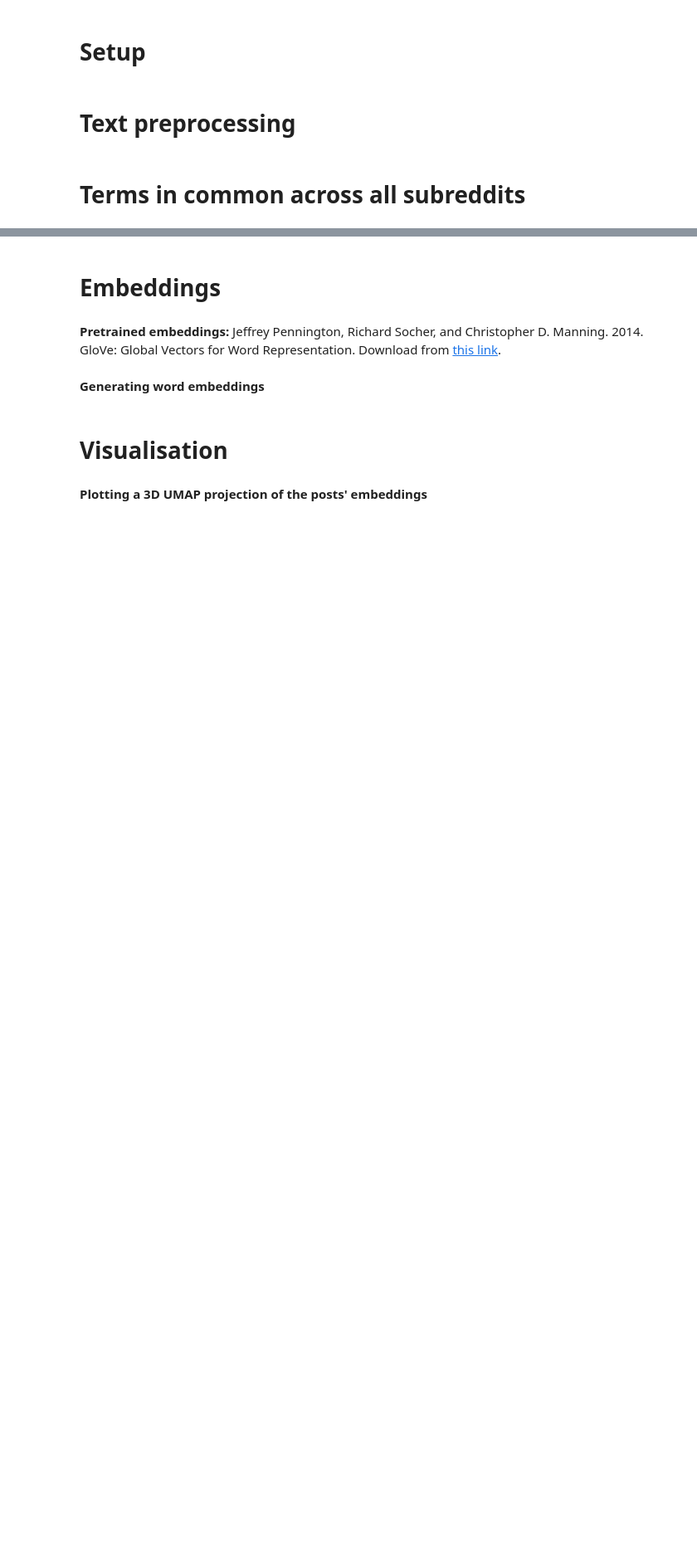
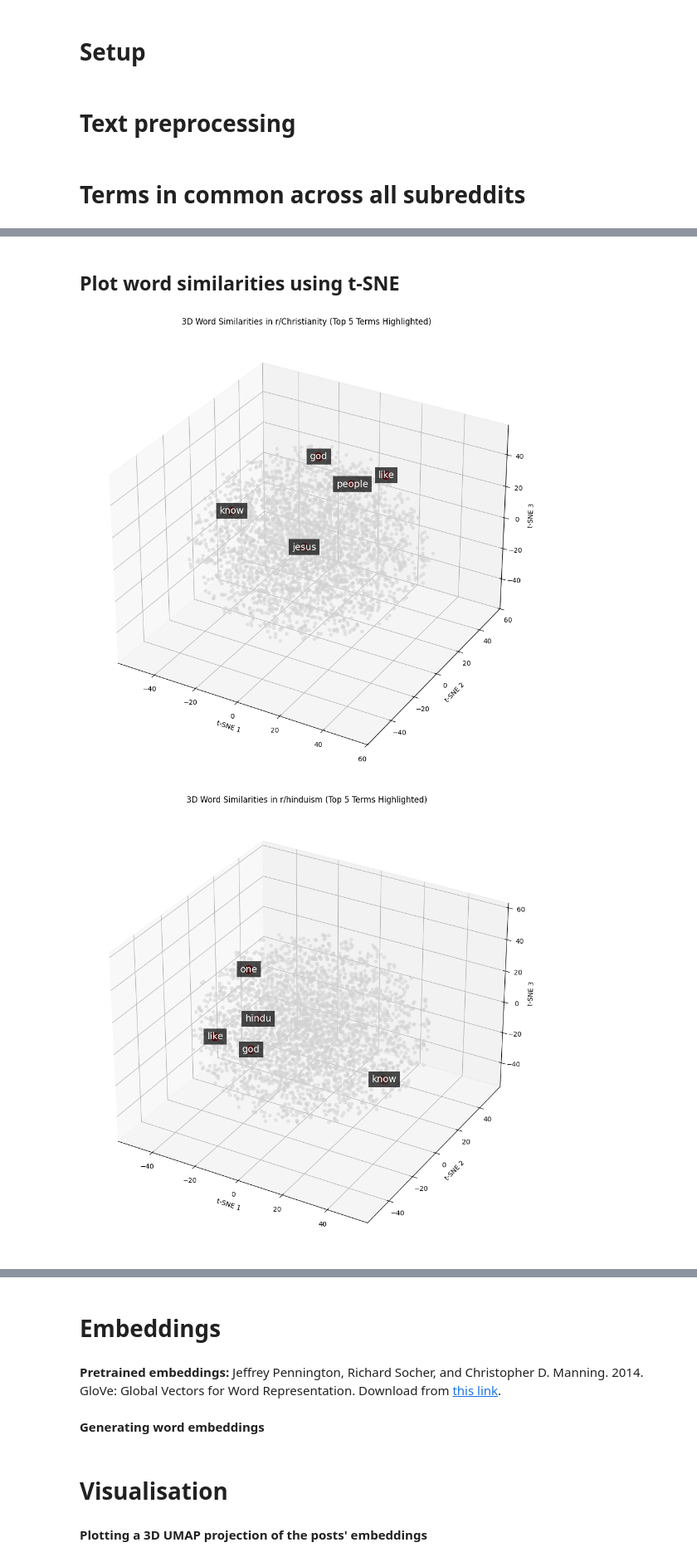
Before and after one commit to shreyansh-2003/parenting-style-subreddits-analyser, a Jupyter notebook: subreddit_similarity_analysis.ipynb, the cells around one changed output, grey strips where cells are left out. Shown at 83% size. Saved outputs shown, nothing was run; the diff lists cells and outputs as text; code cells hidden in the pictures; blank space fills up the shorter version.

Commit message:
3d tsne visualisation

```diff
--- a/subreddit_similarity_analysis.ipynb
+++ b/subreddit_similarity_analysis.ipynb
@@ -88,3 +92,15 @@ want        0.021280  0.016914  0.020261    0.019485
 one         0.018147  0.020772  0.017225    0.018715
 time        0.016047  0.017822  0.016499    0.016789
 get         0.019416  0.011096  0.018658    0.016390
+# %% [markdown]
+## Plot word similarities using t-SNE
+# %%
+for subreddit, (tfidf_matrix, terms) in subreddit_data.items():
+    vis.plot_word_similarities_tsne_3d(
+        tfidf_matrix=tfidf_matrix,
+        feature_names=terms,
+        subreddit=f'r/{subreddit}'
+    )
+# %% [output]
+[figure, added]
+[figure, added]
```
Also changed, not shown: parts of 3 cells of this notebook, 1 other file.
